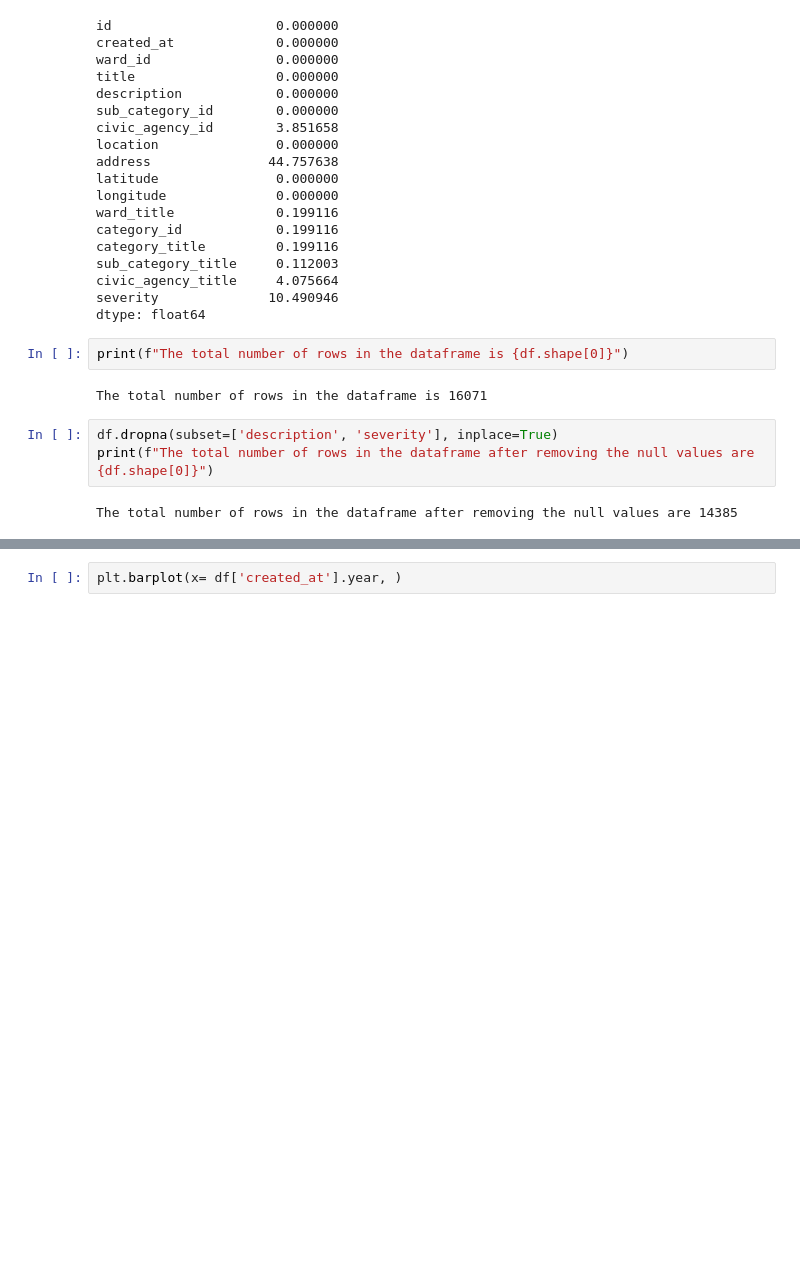
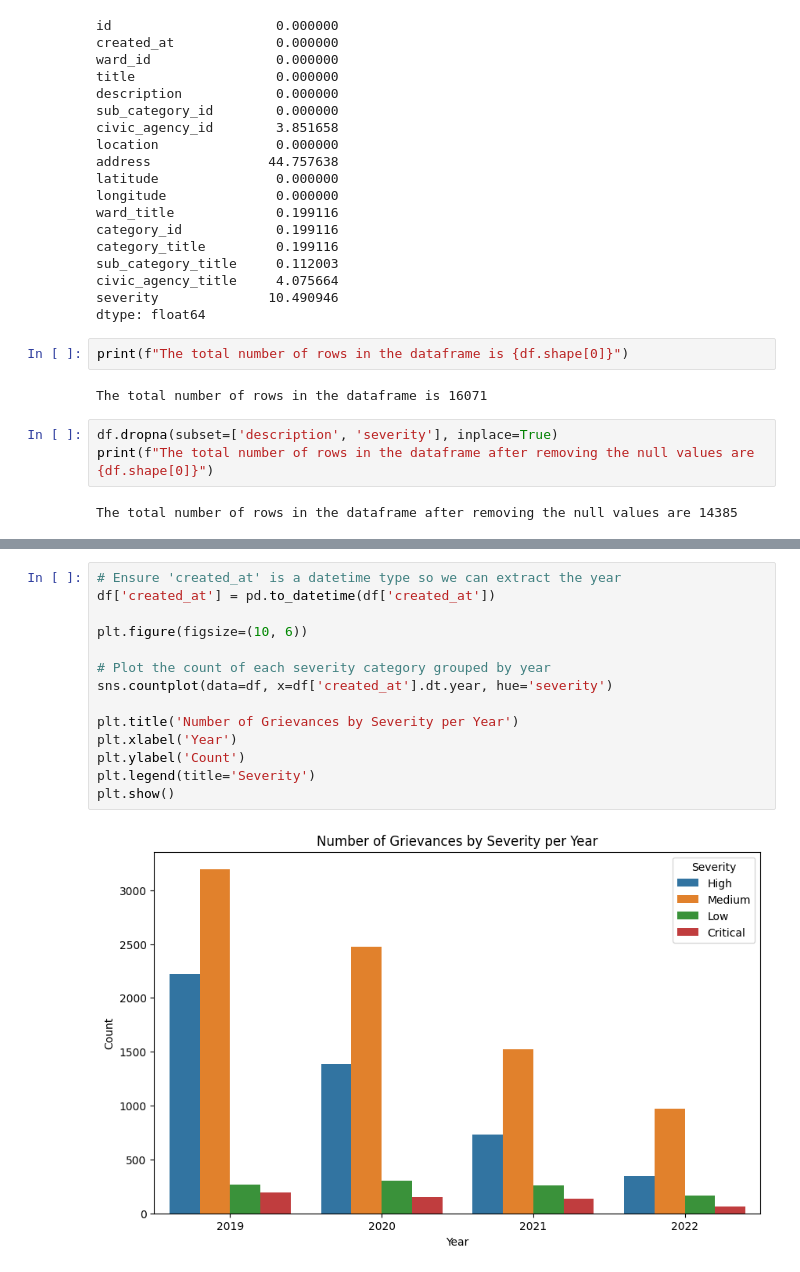
Before and after one commit to sandipan-ds/ai_grievance_system, a Jupyter notebook: notebook/ai_grievance_system.ipynb, the cells around one changed output, grey strips where cells are left out. Cells and saved outputs as stored; diff of their text form; blank space fills up the shorter version.

```diff
--- a/notebook/ai_grievance_system.ipynb
+++ b/notebook/ai_grievance_system.ipynb
@@ -124,4 +126,18 @@ df.head()
 | 515 | 4 | 2019-01-01 13:09:00 | 161 | Extremely dangerous BTP barrier i... | Extremely dangerous BTP barrier i... | 67 | 10.0 | Anjaneya Nagar, Ittamadu, Banasha... | ... |
 | 516 | 5 | 2019-01-01 14:41:00 | 176 | No water supply | Lat few days there is no proper w... | 182 | 2.0 | 27Th Main Rd, Btm 2Nd Stage, Kuve... | ... |
 # %%
-plt.barplot(x= df['created_at'].year, )
+# Ensure 'created_at' is a datetime type so we can extract the year
+df['created_at'] = pd.to_datetime(df['created_at'])
+
+plt.figure(figsize=(10, 6))
+
+# Plot the count of each severity category grouped by year
+sns.countplot(data=df, x=df['created_at'].dt.year, hue='severity')
+
+plt.title('Number of Grievances by Severity per Year')
+plt.xlabel('Year')
+plt.ylabel('Count')
+plt.legend(title='Severity')
+plt.show()
+# %% [output]
+[figure, added]
```
Also changed, not shown: parts of 1 cell of this notebook.
